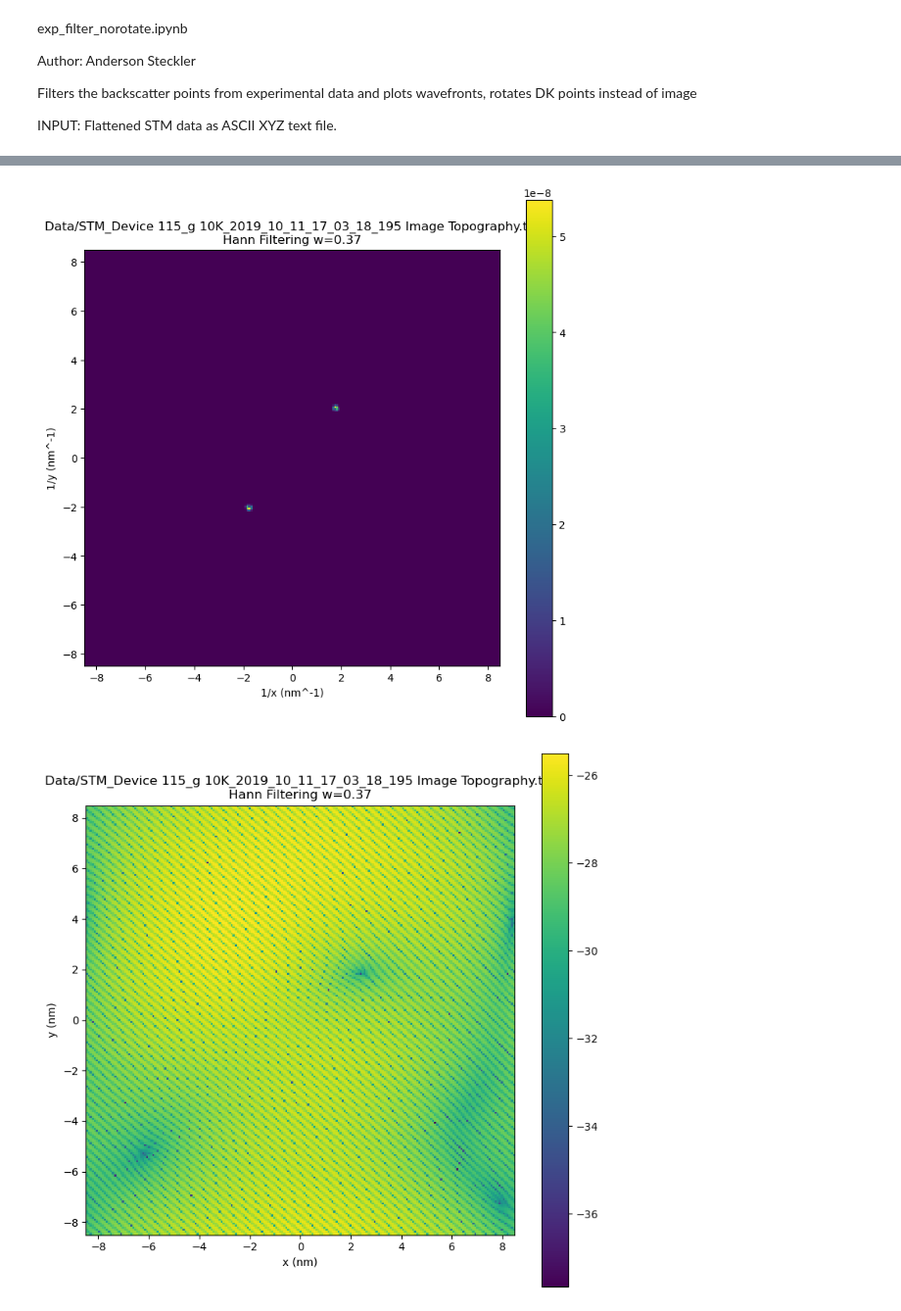
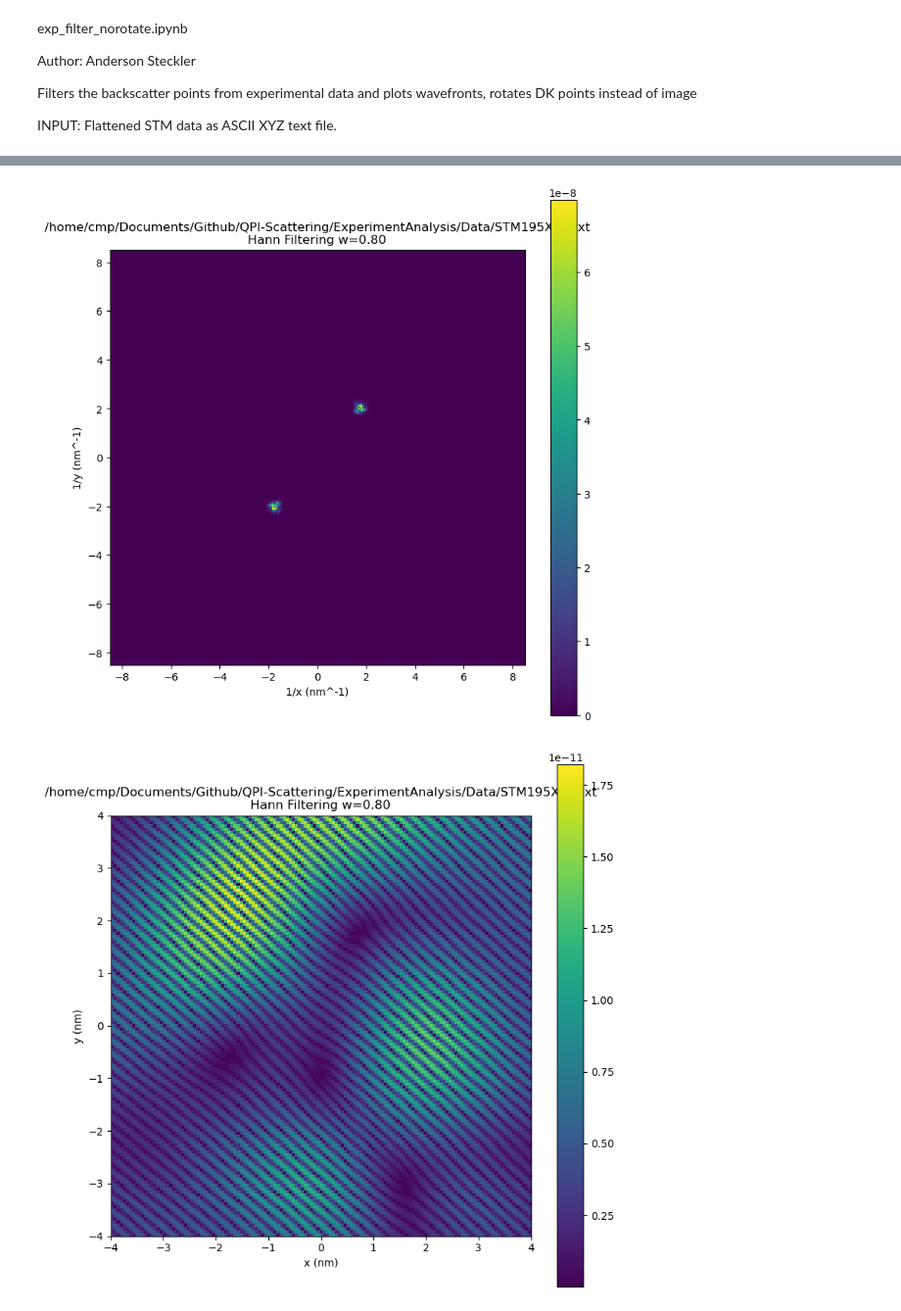
Before and after one commit to HollenLab/QPI-Scattering, a Jupyter notebook: ExperimentAnalysis/exp_filter_norotate.ipynb, the cells around one changed output, grey strips where cells are left out. Shown at 98% size. Saved outputs shown, nothing was run; the diff lists cells and outputs as text; code cells hidden in the pictures.

```diff
--- a/ExperimentAnalysis/exp_filter_norotate.ipynb
+++ b/ExperimentAnalysis/exp_filter_norotate.ipynb
@@ -14,7 +14,7 @@ import matplotlib.pyplot as plt
 
 from scipy.ndimage import rotate
 # %%
-pth = r"Data/STM_Device 115_g 10K_2019_10_11_17_03_18_195 Image Topography.txt"
+pth = r"/home/cmp/Documents/Github/QPI-Scattering/ExperimentAnalysis/Data/STM195XYZ.txt"
 df = pd.read_table(pth, skiprows=3, sep='\t', header=None, names=['X', 'Y', 'Z'])
 df.head()
 # %% [output]
@@ -127,7 +127,7 @@ fig6.colorbar(pc)
 ax6.plot(dKR_x, dKR_y, marker='x', color='red', alpha=0.7)
 ax6.plot(-dKR_x, -dKR_y, marker='x', color='red', alpha=0.7)
 
-rad = 0.37 * 0.5
+rad = 0.4
 crc3 = plt.Circle((dKR_x, dKR_y), rad, color='red', fill=False)
 crc4 = plt.Circle((-dKR_x, -dKR_y), rad, color='red', fill=False)
 
@@ -179,23 +168,23 @@ ax7.set_ylabel("1/y (nm^-1)")
 ax7.set_title(pth + "\n" + f"Hann Filtering w={rad*2:.2f}")
 ax7.set_aspect("equal")
 # %% [output]
-[figure, old version]
+[figure, new version]
 # %%
 z_filtered = np.fft.ifft2(ftzf)
 
 fig8, ax8 = plt.subplots(figsize=(9, 9))
 
-pc = ax8.pcolormesh(fxs, fys, np.log(np.abs(z_filtered)))
+pc = ax8.pcolormesh(fxs, fys, np.abs(z_filtered))
 fig8.colorbar(pc)
 
 ax8.set_xlabel("x (nm)")
 ax8.set_ylabel("y (nm)")
-#ax8.set_xlim(-4, 4)
-#ax8.set_ylim(-4, 4)
+ax8.set_xlim(-4, 4)
+ax8.set_ylim(-4, 4)
 ax8.set_title(pth + "\n" + f"Hann Filtering w={rad*2:.2f}")
 ax8.set_aspect("equal")
 # %% [output]
-[figure, old version]
+[figure, new version]
 # %%
 z_filtered = np.fft.ifft2(ftzf)
 
```
Also changed, not shown: parts of 8 cells of this notebook, 13 other files.
